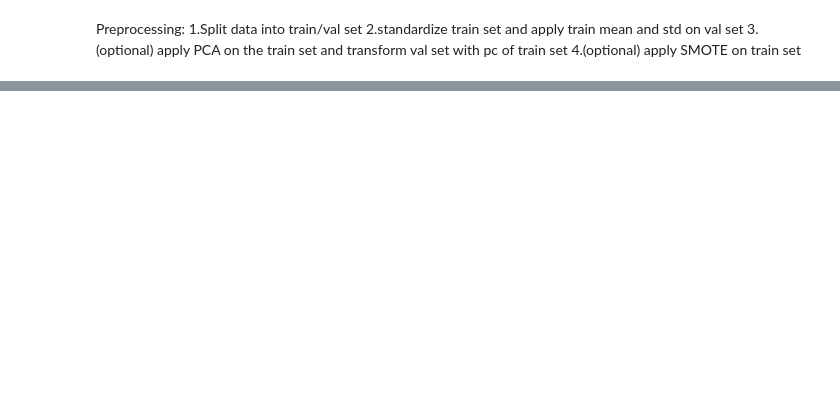
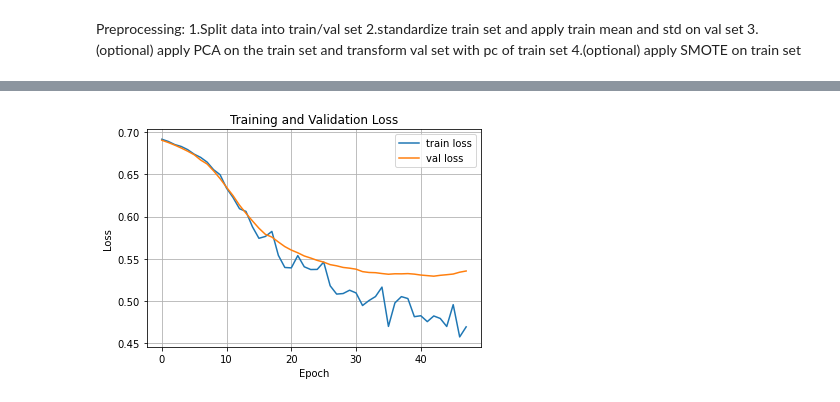
Before and after one commit to jopagel/Heart-Failure, a Jupyter notebook: EDA_and_NeuralNet.ipynb, the cells around one changed output, grey strips where cells are left out. Saved outputs shown, nothing was run; the diff lists cells and outputs as text; code cells hidden in the pictures; blank space fills up the shorter version.

Commit message:
added hyperparametertuning

```diff
--- a/EDA_and_NeuralNet.ipynb
+++ b/EDA_and_NeuralNet.ipynb
@@ -233,3 +148,0 @@ val_dataset = tf.data.Dataset.from_tensor_slices((X_val, y_val)).batch(1)
-# %%
-model = get_compiled_model()
-model.fit(train_dataset, epochs=12, validation_data=val_dataset)
@@ -282,0 +179,7 @@ pyplot.show()
+# %%
+#need logs directory to save and access accuracy and loss returned from Tensorboard callback
+log_dir = "logs/"
+tuner = MyTuner(hypermodel = model_builder, objective = Objective('val_accuracy', direction='max'), max_trials = 50, project_name="hyperparameter_tuning")
+
+
+tuner.search(X_train, y_train, validation_data=(X_val,y_val), epochs=100 ,callbacks=[keras.callbacks.TensorBoard(log_dir),keras.callbacks.EarlyStopping('val_loss', patience=5)])
@@ -282,0 +246,29 @@ pyplot.show()
+# %%
+best_trial = tuner.oracle.get_best_trials()[0].trial_id
+
+def extract_history(best_trial):
+
+    acc = []
+    val_acc = []
+    loss = []
+    val_loss = []
+
+    for set_data in ['train', 'validation']:
+        if set_data == 'train':
+            ea = event_accumulator.EventAccumulator(log_dir +'/'+ best_trial + '/execution0/' + set_data)
+            ea.Reload()
+            for i in range(len(ea.Scalars('epoch_loss'))):
+                acc.append(ea.Scalars('epoch_accuracy')[i][2])
+                loss.append(ea.Scalars('epoch_loss')[i][2])
+
+        if set_data == 'validation':
+            ea = event_accumulator.EventAccumulator(log_dir +'/'+best_trial + '/execution0/' + set_data)
+            ea.Reload()
+            for i in range(len(ea.Scalars('epoch_loss'))):
+                val_acc.append(ea.Scalars('epoch_accuracy')[i][2])
+                val_loss.append(ea.Scalars('epoch_loss')[i][2])
+            hist={'loss':loss, 'accuracy':acc, 'val_loss':val_loss, 'val_accuracy':val_acc}
+
+    return hist
+# %%
+hist=extract_history(best_trial)
@@ -282,0 +279,4 @@ pyplot.show()
+# %%
+plot_loss(hist)
+# %% [output]
+[figure, added]
```
Also changed, not shown: parts of 45 cells of this notebook.
